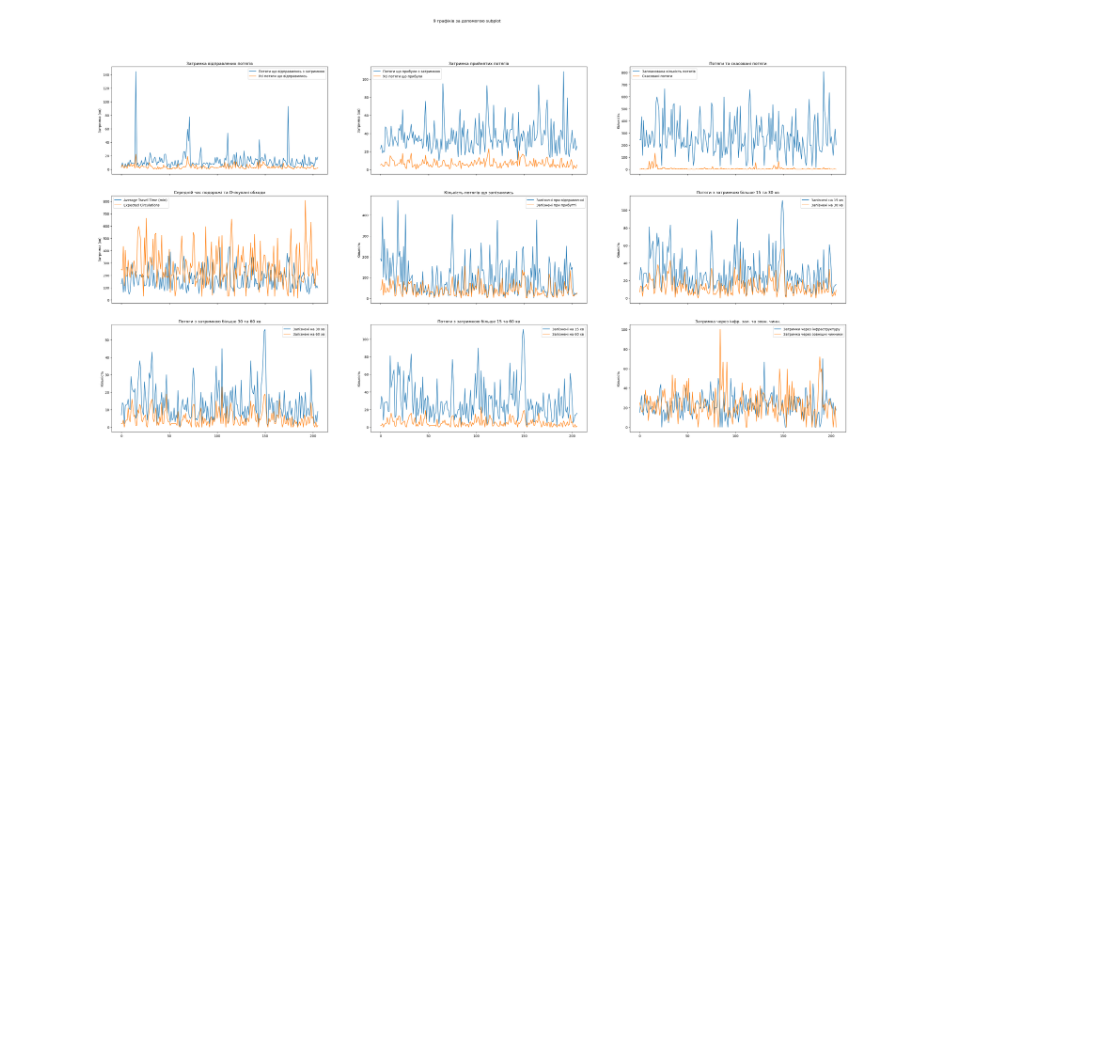
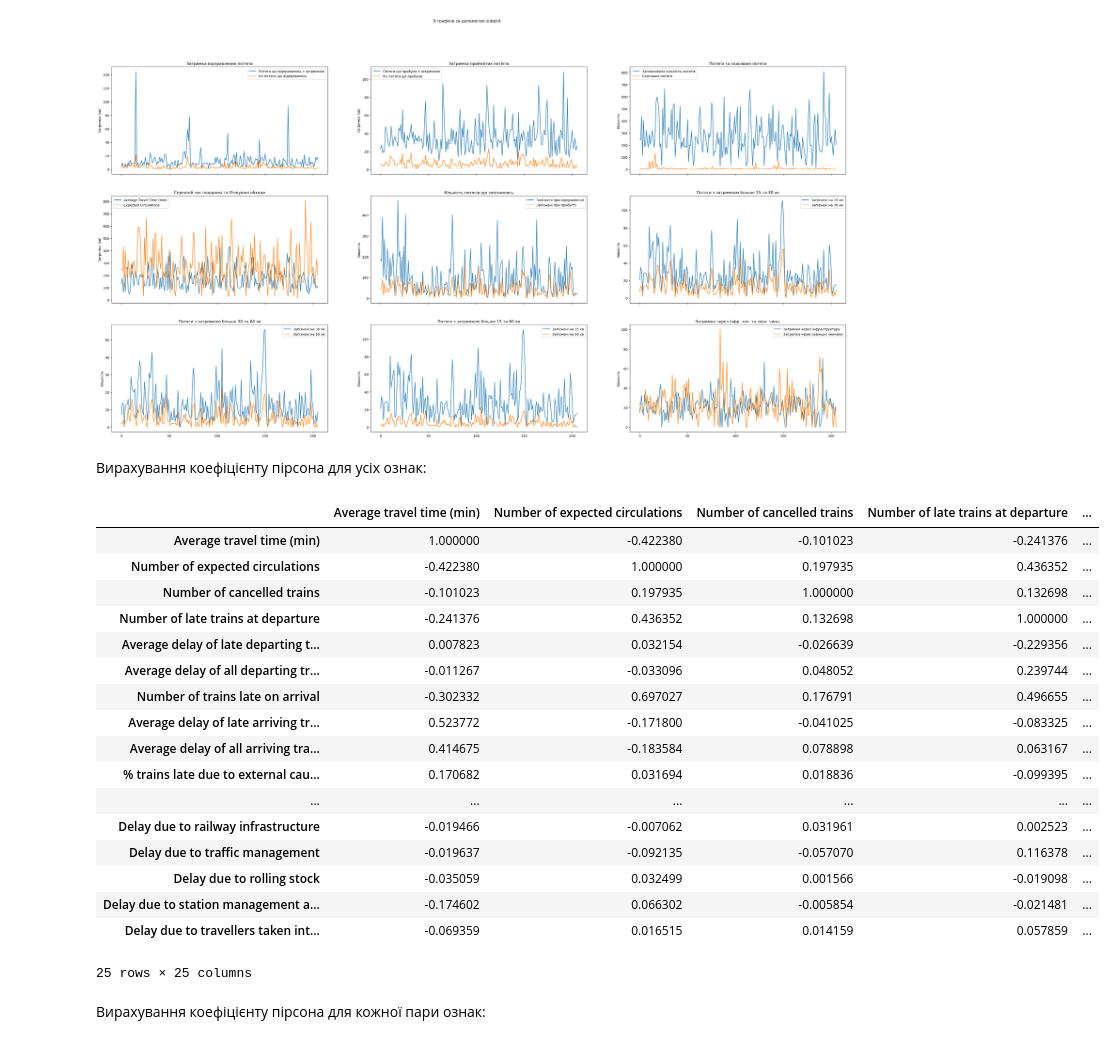
Before and after one commit to MINIAProgramStudio/Special_programming_sections, a Jupyter notebook: computer_science_work/main.ipynb, the cells around one changed output. Saved outputs shown, nothing was run; the diff lists cells and outputs as text; code cells hidden in the pictures; blank space fills up the shorter version.

Commit message:
pearson table created

```diff
--- a/computer_science_work/main.ipynb
+++ b/computer_science_work/main.ipynb
@@ -371,3 +372,28 @@ axes[2, 2].legend()
 plt.show()
 # %% [output]
 [figure]
+# %% [markdown]
+Вирахування коефіцієнту пірсона для усіх ознак:
+# %%
+trains_dataframe_numerical[trains_dataframe_numerical.columns[:]].corr(method='pearson')
+# %% [output]
+|  | Average travel time (min) | Number of expected circulations | Number of cancelled trains | Number of late trains at departure | ... |
+| Average travel time (min) | 1.000000 | -0.422380 | -0.101023 | -0.241376 | ... |
+| Number of expected circulations | -0.422380 | 1.000000 | 0.197935 | 0.436352 | ... |
+| Number of cancelled trains | -0.101023 | 0.197935 | 1.000000 | 0.132698 | ... |
+| Number of late trains at departure | -0.241376 | 0.436352 | 0.132698 | 1.000000 | ... |
+| Average delay of late departing t... | 0.007823 | 0.032154 | -0.026639 | -0.229356 | ... |
+| Average delay of all departing tr... | -0.011267 | -0.033096 | 0.048052 | 0.239744 | ... |
+| Number of trains late on arrival | -0.302332 | 0.697027 | 0.176791 | 0.496655 | ... |
+| Average delay of late arriving tr... | 0.523772 | -0.171800 | -0.041025 | -0.083325 | ... |
+| Average delay of all arriving tra... | 0.414675 | -0.183584 | 0.078898 | 0.063167 | ... |
+| % trains late due to external cau... | 0.170682 | 0.031694 | 0.018836 | -0.099395 | ... |
+| ... | ... | ... | ... | ... | ... |
+| Delay due to railway infrastructure | -0.019466 | -0.007062 | 0.031961 | 0.002523 | ... |
+| Delay due to traffic management | -0.019637 | -0.092135 | -0.057070 | 0.116378 | ... |
+| Delay due to rolling stock | -0.035059 | 0.032499 | 0.001566 | -0.019098 | ... |
+| Delay due to station management a... | -0.174602 | 0.066302 | -0.005854 | -0.021481 | ... |
+| Delay due to travellers taken int... | -0.069359 | 0.016515 | 0.014159 | 0.057859 | ... |
+25 rows × 25 columns
+# %% [markdown]
+Вирахування коефіцієнту пірсона для кожної пари ознак:
```
Also changed, not shown: parts of 2 cells of this notebook.
